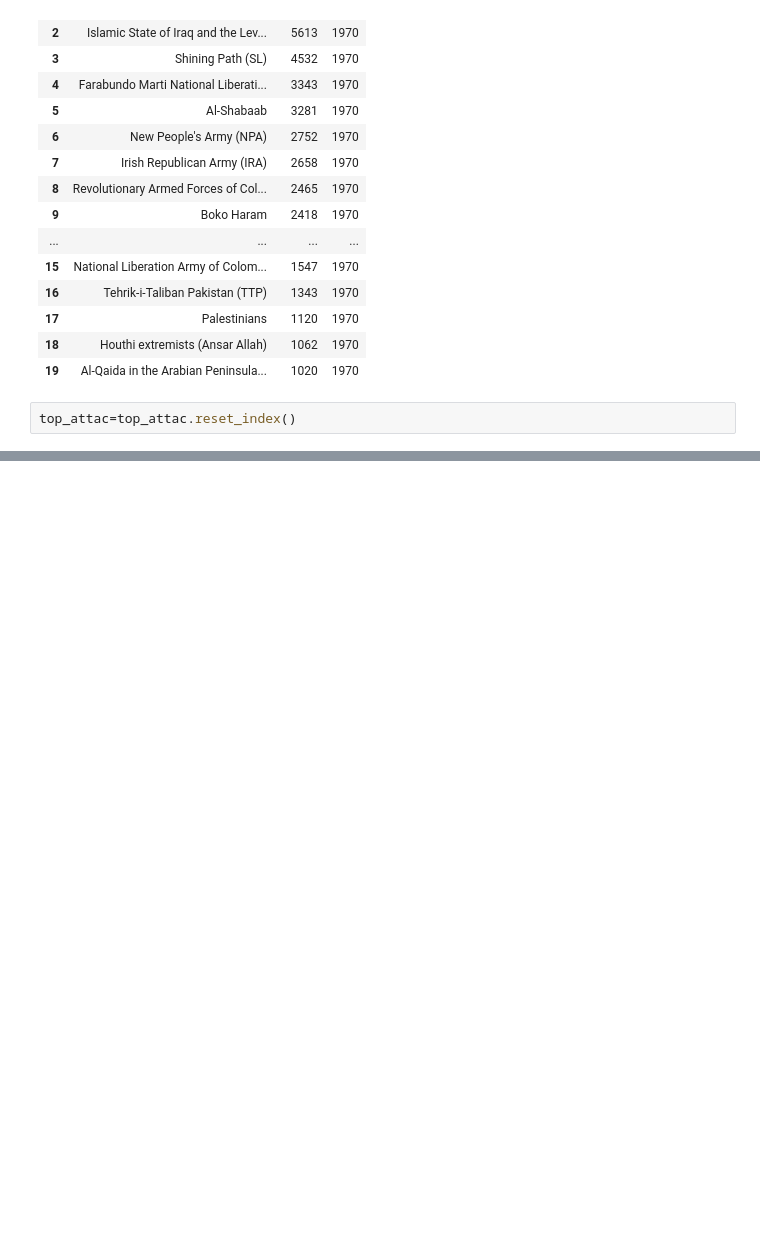
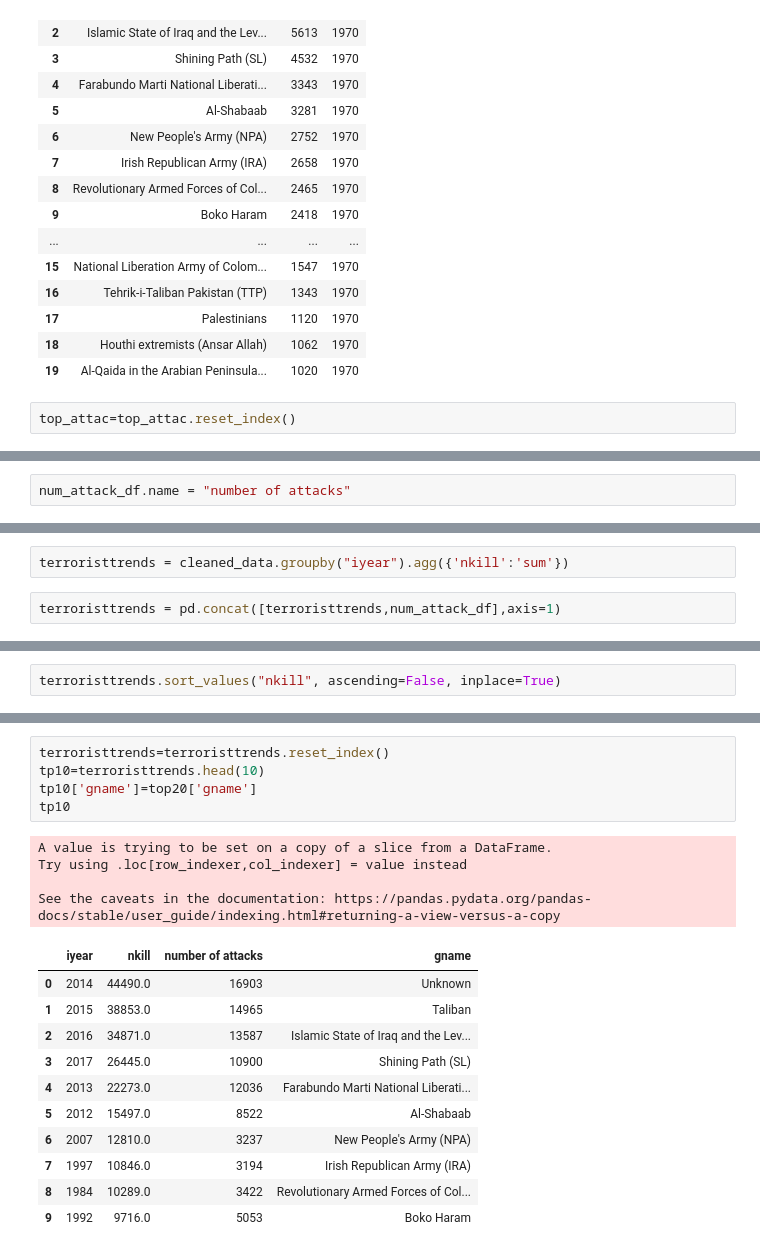
Before and after one commit to Oumar199/TerroristAttackDashboard, a Jupyter notebook: exploration.ipynb, the cells around one changed output, grey strips where cells are left out. Saved outputs shown, nothing was run; the diff lists cells and outputs as text; blank space fills up the shorter version.

```diff
--- a/exploration.ipynb
+++ b/exploration.ipynb
@@ -362,0 +367,2 @@ fig.show()
+# %%
+num_attack_df.name = "number of attacks"
@@ -362,0 +379,4 @@ fig.show()
+# %%
+terroristtrends = cleaned_data.groupby("iyear").agg({'nkill':'sum'})
+# %%
+terroristtrends = pd.concat([terroristtrends,num_attack_df],axis=1)
@@ -362,0 +393,2 @@ fig.show()
+# %%
+terroristtrends.sort_values("nkill", ascending=False, inplace=True)
@@ -362,0 +412,21 @@ fig.show()
+# %%
+terroristtrends=terroristtrends.reset_index()
+tp10=terroristtrends.head(10)
+tp10['gname']=top20['gname']
+tp10
+# %% [output]
+A value is trying to be set on a copy of a slice from a DataFrame.
+Try using .loc[row_indexer,col_indexer] = value instead
+
+See the caveats in the documentation: https://pandas.pydata.org/pandas-docs/stable/user_guide/indexing.html#returning-a-view-versus-a-copy
+|  | iyear | nkill | number of attacks | gname |
+| 0 | 2014 | 44490.0 | 16903 | Unknown |
+| 1 | 2015 | 38853.0 | 14965 | Taliban |
+| 2 | 2016 | 34871.0 | 13587 | Islamic State of Iraq and the Lev... |
+| 3 | 2017 | 26445.0 | 10900 | Shining Path (SL) |
+| 4 | 2013 | 22273.0 | 12036 | Farabundo Marti National Liberati... |
+| 5 | 2012 | 15497.0 | 8522 | Al-Shabaab |
+| 6 | 2007 | 12810.0 | 3237 | New People's Army (NPA) |
+| 7 | 1997 | 10846.0 | 3194 | Irish Republican Army (IRA) |
+| 8 | 1984 | 10289.0 | 3422 | Revolutionary Armed Forces of Col... |
+| 9 | 1992 | 9716.0 | 5053 | Boko Haram |
```
Also changed, not shown: parts of 6 cells of this notebook.
